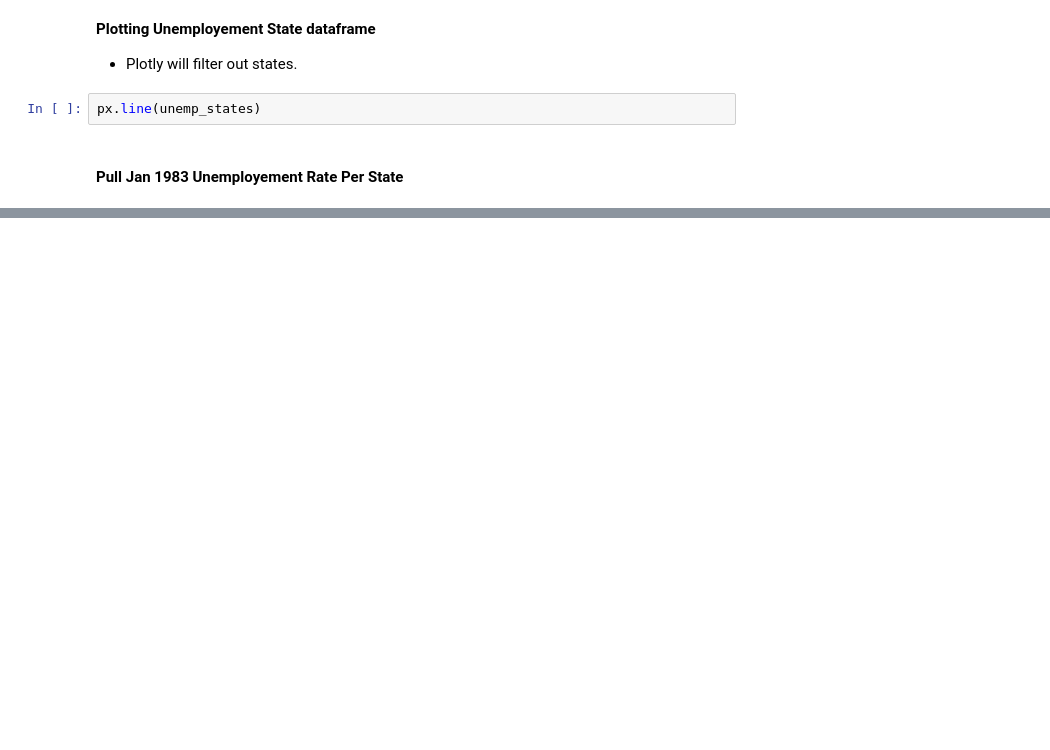
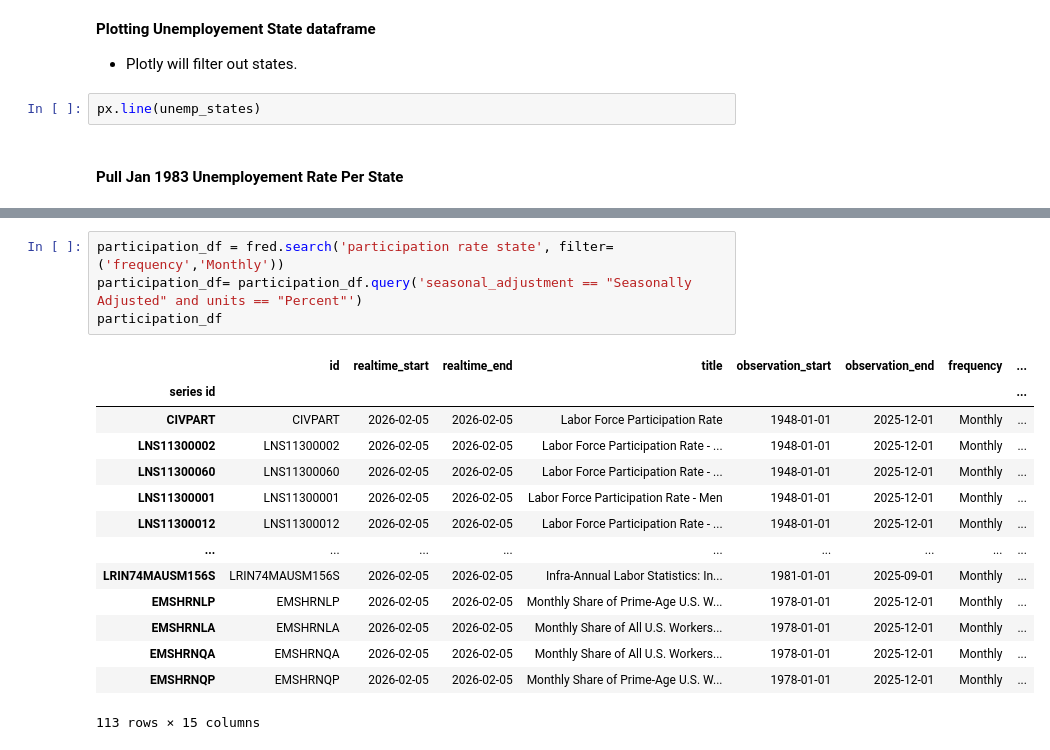
Before and after one commit to MoeedKhan-AMK/Economic-Data-Analysis-Project, a Jupyter notebook: analysis.ipynb, the cells around one changed output, grey strips where cells are left out. Drawn from its saved outputs; the diff is of its cells as text; blank space fills up the shorter version.

```diff
--- a/analysis.ipynb
+++ b/analysis.ipynb
@@ -217,0 +218,19 @@ plt.show()
+# %%
+participation_df = fred.search('participation rate state', filter=('frequency','Monthly'))
+participation_df= participation_df.query('seasonal_adjustment == "Seasonally Adjusted" and units == "Percent"')
+participation_df
+# %% [output]
+|  | id | realtime_start | realtime_end | title | observation_start | observation_end | frequency | ... |
+| series id |  |  |  |  |  |  |  | ... |
+| CIVPART | CIVPART | 2026-02-05 | 2026-02-05 | Labor Force Participation Rate | 1948-01-01 | 2025-12-01 | Monthly | ... |
+| LNS11300002 | LNS11300002 | 2026-02-05 | 2026-02-05 | Labor Force Participation Rate - ... | 1948-01-01 | 2025-12-01 | Monthly | ... |
+| LNS11300060 | LNS11300060 | 2026-02-05 | 2026-02-05 | Labor Force Participation Rate - ... | 1948-01-01 | 2025-12-01 | Monthly | ... |
+| LNS11300001 | LNS11300001 | 2026-02-05 | 2026-02-05 | Labor Force Participation Rate - Men | 1948-01-01 | 2025-12-01 | Monthly | ... |
+| LNS11300012 | LNS11300012 | 2026-02-05 | 2026-02-05 | Labor Force Participation Rate - ... | 1948-01-01 | 2025-12-01 | Monthly | ... |
+| ... | ... | ... | ... | ... | ... | ... | ... | ... |
+| LRIN74MAUSM156S | LRIN74MAUSM156S | 2026-02-05 | 2026-02-05 | Infra-Annual Labor Statistics: In... | 1981-01-01 | 2025-09-01 | Monthly | ... |
+| EMSHRNLP | EMSHRNLP | 2026-02-05 | 2026-02-05 | Monthly Share of Prime-Age U.S. W... | 1978-01-01 | 2025-12-01 | Monthly | ... |
+| EMSHRNLA | EMSHRNLA | 2026-02-05 | 2026-02-05 | Monthly Share of All U.S. Workers... | 1978-01-01 | 2025-12-01 | Monthly | ... |
+| EMSHRNQA | EMSHRNQA | 2026-02-05 | 2026-02-05 | Monthly Share of All U.S. Workers... | 1978-01-01 | 2025-12-01 | Monthly | ... |
+| EMSHRNQP | EMSHRNQP | 2026-02-05 | 2026-02-05 | Monthly Share of Prime-Age U.S. W... | 1978-01-01 | 2025-12-01 | Monthly | ... |
+113 rows × 15 columns
```
Also changed, not shown: parts of 10 cells of this notebook, 1 other file.
